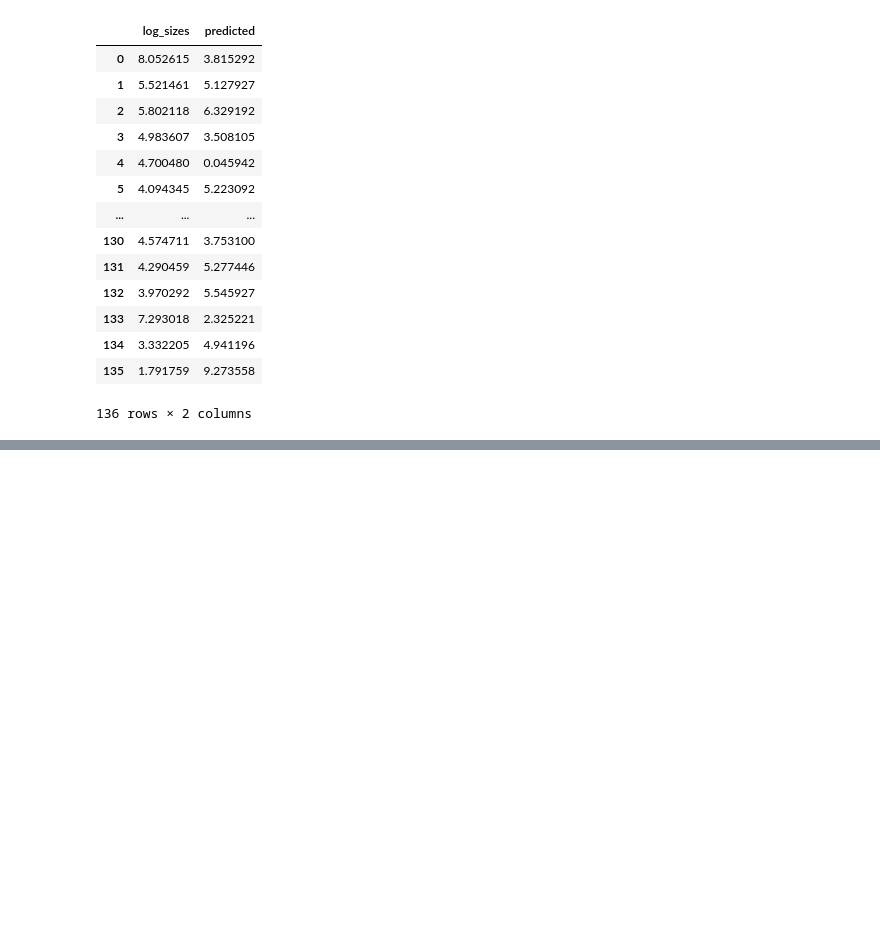
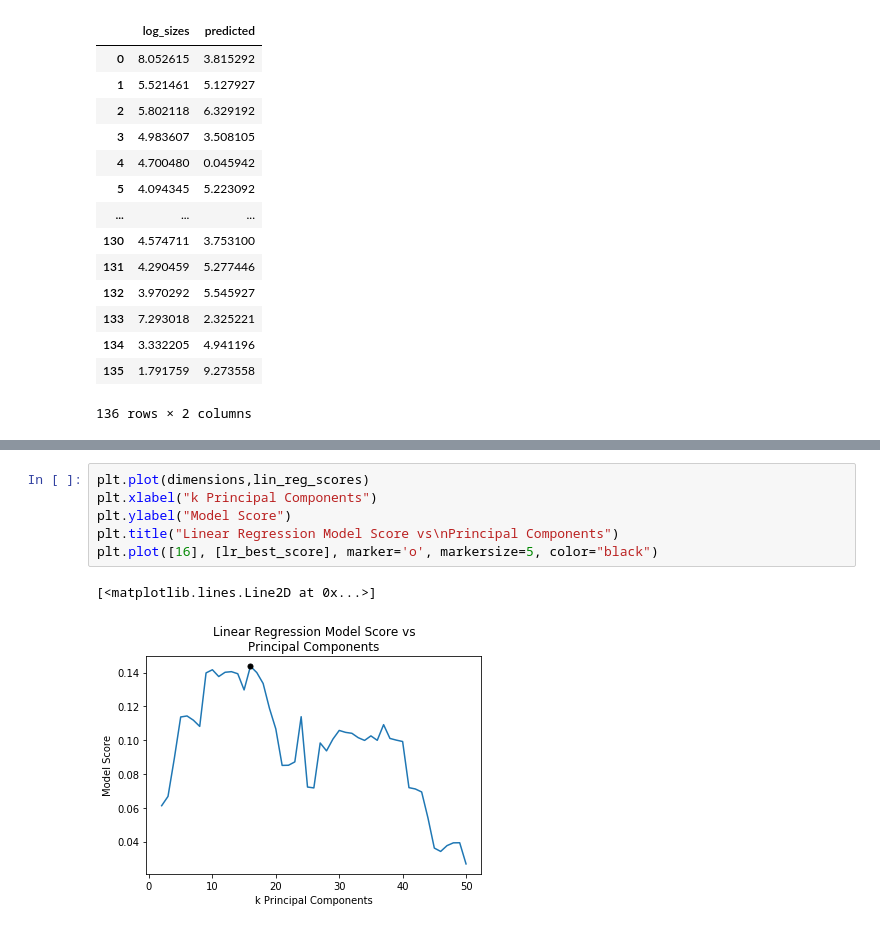
Before and after one commit to pau-you/Wildfires-in-California, a Jupyter notebook: final_wildfires.ipynb, the cells around one changed output, grey strips where cells are left out. Drawn from its saved outputs; the diff is of its cells as text; blank space fills up the shorter version.

Commit message:
add plot

```diff
--- a/final_wildfires.ipynb
+++ b/final_wildfires.ipynb
@@ -246,6 +246,15 @@ print("The best model score for a linear regression model is: %s" %round(lr_best
 # %% [output]
 Optimal value for n_components for PCA when fitting a linear regression model: 16
 The best model score for a linear regression model is: 0.1438
+# %%
+plt.plot(dimensions,lin_reg_scores)
+plt.xlabel("k Principal Components")
+plt.ylabel("Model Score")
+plt.title("Linear Regression Model Score vs\nPrincipal Components")
+plt.plot([16], [lr_best_score], marker='o', markersize=5, color="black")
+# %% [output]
+[<matplotlib.lines.Line2D at 0x...>]
+[figure, added]
 # %%
 #Compare predicted and actual values when n_components=16
 pca_16d = PCA(n_components = 16)
```
Also changed, not shown: parts of 4 cells of this notebook.
